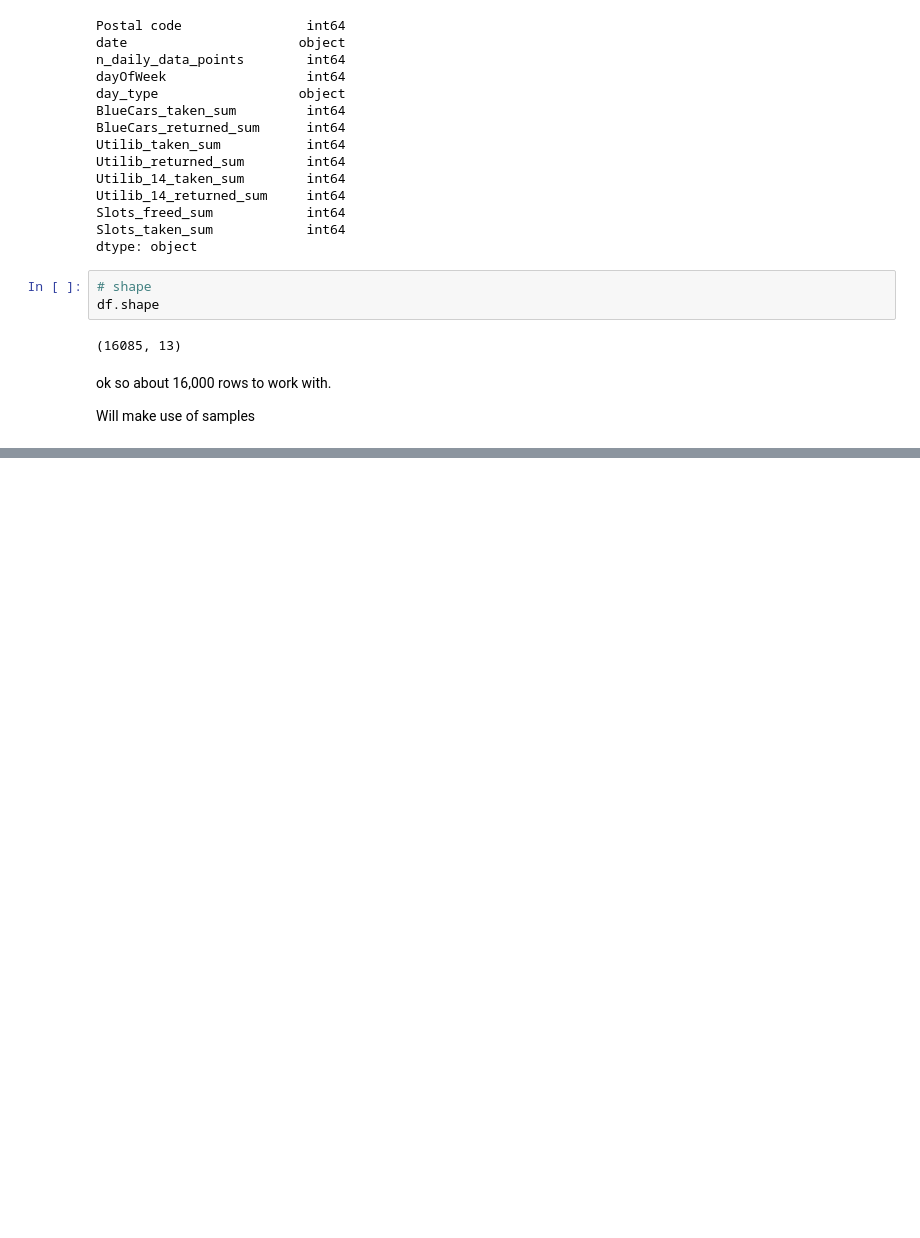
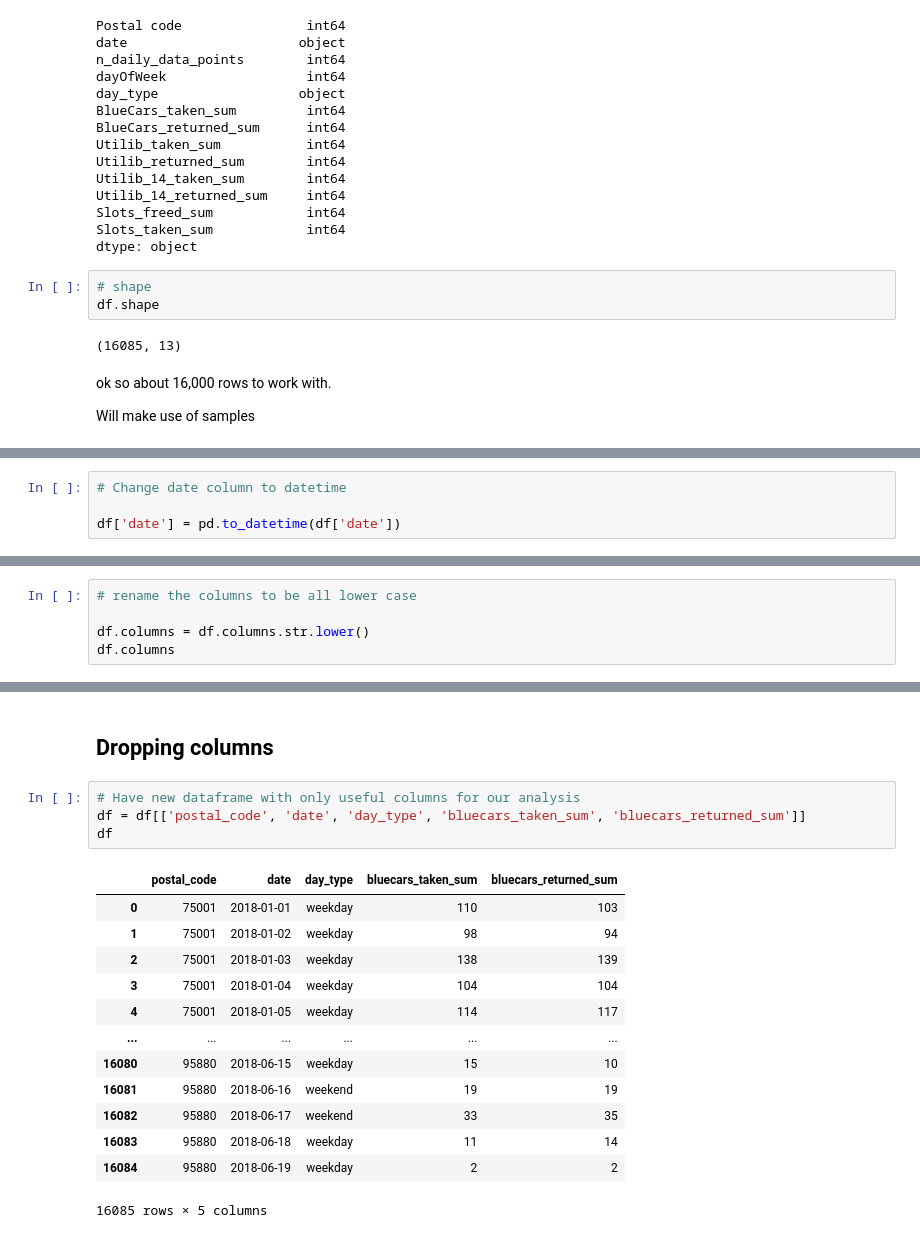
Before and after one commit to mbururyan/Autolib-Hypothesis-Testing, a Jupyter notebook: autolib.ipynb, the cells around one changed output, grey strips where cells are left out. Drawn from its saved outputs; the diff is of its cells as text; blank space fills up the shorter version.

```diff
--- a/autolib.ipynb
+++ b/autolib.ipynb
@@ -60,0 +63,4 @@ Will make use of samples
+# %%
+# Change date column to datetime
+
+df['date'] = pd.to_datetime(df['date'])
@@ -60,0 +115,5 @@ Will make use of samples
+# %%
+# rename the columns to be all lower case
+
+df.columns = df.columns.str.lower()
+df.columns
@@ -60,0 +136,20 @@ Will make use of samples
+# %% [markdown]
+## Dropping columns
+# %%
+# Have new dataframe with only useful columns for our analysis
+df = df[['postal_code', 'date', 'day_type', 'bluecars_taken_sum', 'bluecars_returned_sum']]
+df
+# %% [output]
+|  | postal_code | date | day_type | bluecars_taken_sum | bluecars_returned_sum |
+| 0 | 75001 | 2018-01-01 | weekday | 110 | 103 |
+| 1 | 75001 | 2018-01-02 | weekday | 98 | 94 |
+| 2 | 75001 | 2018-01-03 | weekday | 138 | 139 |
+| 3 | 75001 | 2018-01-04 | weekday | 104 | 104 |
+| 4 | 75001 | 2018-01-05 | weekday | 114 | 117 |
+| ... | ... | ... | ... | ... | ... |
+| 16080 | 95880 | 2018-06-15 | weekday | 15 | 10 |
+| 16081 | 95880 | 2018-06-16 | weekend | 19 | 19 |
+| 16082 | 95880 | 2018-06-17 | weekend | 33 | 35 |
+| 16083 | 95880 | 2018-06-18 | weekday | 11 | 14 |
+| 16084 | 95880 | 2018-06-19 | weekday | 2 | 2 |
+16085 rows × 5 columns
```
Also changed, not shown: parts of 28 cells of this notebook.
